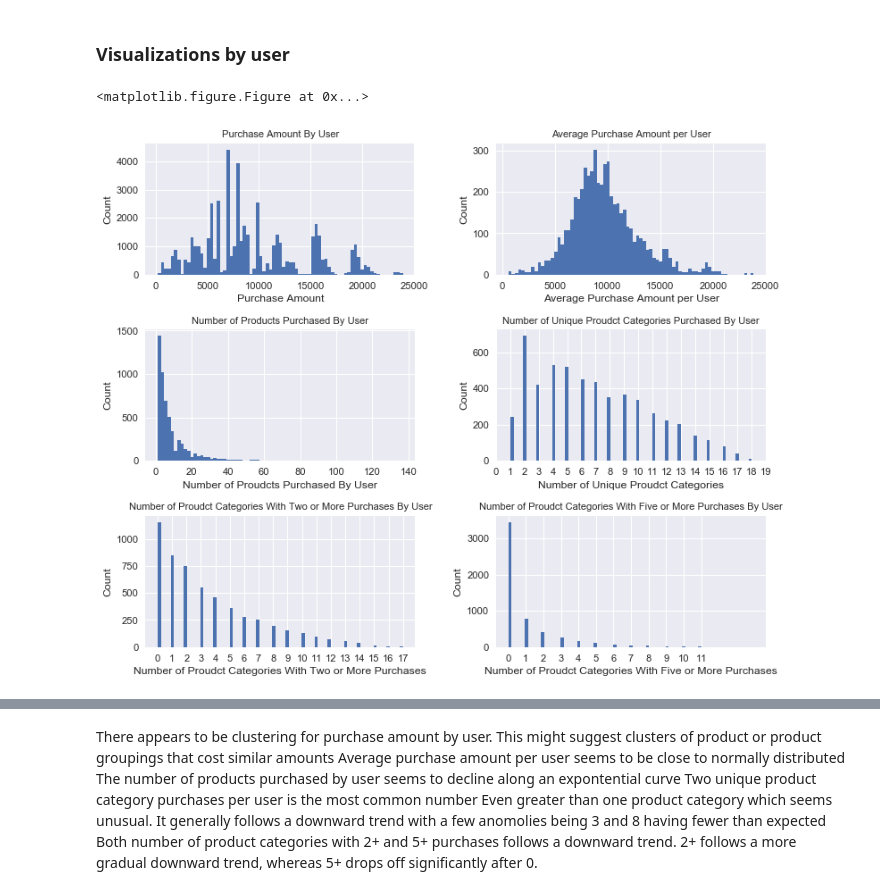
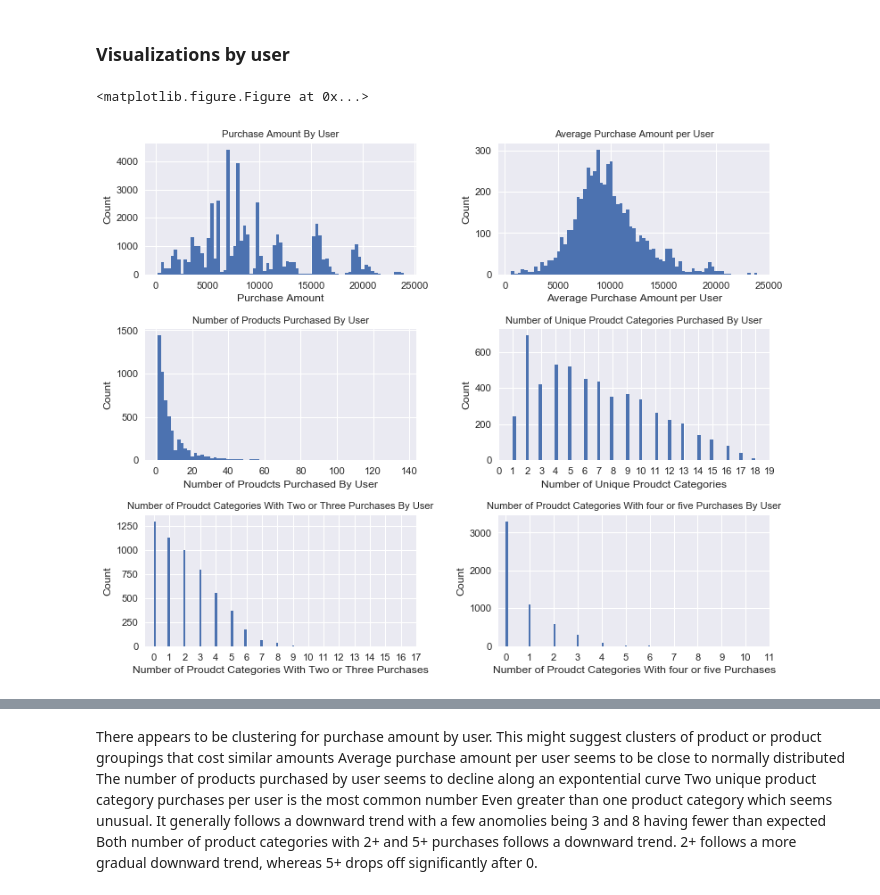
Before and after one commit to kcalab92/Springboard-DataScience, a Jupyter notebook: Capstone1_PurchaseAmountPrediction/Capstone1_Purchase_Prediction_Storytelling_Current.ipynb, the cells around one changed output, grey strips where cells are left out. Cells and saved outputs as stored; diff of their text form; code cells hidden in the pictures.

```diff
--- a/Capstone1_PurchaseAmountPrediction/Capstone1_Purchase_Prediction_Storytelling_Current.ipynb
+++ b/Capstone1_PurchaseAmountPrediction/Capstone1_Purchase_Prediction_Storytelling_Current.ipynb
@@ -97,16 +212,19 @@ for user in users:
 # %%
 # converts above dictionaries to data frames
 unq_cats_prch_user = pd.DataFrame.from_dict((unique_cats_user), orient='index')
-two_plus_cats_prch_user = pd.DataFrame.from_dict((cats_two_plus), orient='index')
-cats_five_plus = pd.DataFrame.from_dict((cats_five_plus), orient='index')
+two_three_cats_prch_user = pd.DataFrame.from_dict((cats_two_three), orient='index')
+four_five_cats_prch_user = pd.DataFrame.from_dict((cats_four_five), orient='index')
+cats_six_plus = pd.DataFrame.from_dict((cats_six_plus), orient='index')
 # %%
 # Resets the index and column names of above data frames
 unq_cats_prch_user = unq_cats_prch_user.reset_index()
 unq_cats_prch_user.columns = ['User_ID', 'Unqiue_Cat_Count']
-two_plus_cats_prch_user = two_plus_cats_prch_user.reset_index()
-two_plus_cats_prch_user.columns = ['User_ID', 'Two+_Cat_Count']
-cats_five_plus = cats_five_plus.reset_index()
-cats_five_plus.columns = ['User_ID', 'Five+_Cat_Count']
+two_three_cats_prch_user = two_three_cats_prch_user.reset_index()
+two_three_cats_prch_user.columns = ['User_ID', '2-3_Cat_Count']
+four_five_cats_prch_user = four_five_cats_prch_user.reset_index()
+four_five_cats_prch_user.columns = ['User_ID', '4-5_Cat_Count']
+six_plus_cats_prch_user = cats_six_plus.reset_index()
+six_plus_cats_prch_user.columns = ['User_ID', '6+_Cat_Count']
 # %%
 # Calculating metrics by user id grouping
 AveragePurchaseAmountUser = trainDf.groupby(by='User_ID')['Purchase_Amount'].mean()
@@ -187,14 +305,15 @@ numppu_df = trainDf.groupby(by='User_ID')['Purchase_Amount'].count().reset_index
 #numppu_df = trainDf.merge(numppu_df, on='User_ID')
 
 trainDf = trainDf.merge(avg_df,on='User_ID').merge(numppu_df,on='User_ID')
-trainDf = trainDf.merge(unq_cats_prch_user, on='User_ID').merge(two_plus_cats_prch_user, on ='User_ID').merge(cats_five_plus, on = 'User_ID')
+trainDf = trainDf.merge(unq_cats_prch_user, on='User_ID').merge(two_three_cats_prch_user, on ='User_ID').merge(four_five_cats_prch_user, on = 'User_ID').merge(six_plus_cats_prch_user, on ='User_ID')
 # %% [markdown]
 ### Visualizations by user
 # %%
 # Plots the following: Purchase about per user, Average purchase amount
 # per user, number of purchases per user, Number of unique categories
-# purchased per user, Number of 2+ categories purchased per user, Number
-# of 5+ categories purchased per user
+# purchased per user, Number of 2 or 3 categories purchased per user, Number
+# of 4 or 5 categories purchased per user and number of categories with
+# 6+ categories purchased per user
 
 plt.gcf().clear()
 
@@ -221,38 +340,37 @@ plt.xlabel('Number of Proudcts Purchased By User')
 plt.ylabel('Count')
 plt.title('Number of Products Purchased By User', fontsize = 10)
 
 # Number of unique categories purchased per user
 plt.subplot(3,2,4)
 trainDf.groupby(by='User_ID')['Unqiue_Cat_Count'].mean().hist(bins=75)
 plt.xlabel('Number of Unique Proudct Categories')
 x = range(0,20)
 plt.xticks(x)
 plt.ylabel('Count')
 plt.title('Number of Unique Proudct Categories Purchased By User', fontsize = 10)
 
 # Number of unique categories purchased per user
 plt.subplot(3,2,5)
-trainDf.groupby(by='User_ID')['Two+_Cat_Count'].mean().hist(bins=75)
-plt.xlabel('Number of Proudct Categories With Two or More Purchases')
+trainDf.groupby(by='User_ID')['2-3_Cat_Count'].mean().hist(bins=75)
+plt.xlabel('Number of Proudct Categories With Two or Three Purchases')
 x = range(0,18)
 plt.xticks(x)
 plt.ylabel('Count')
-plt.title('Number of Proudct Categories With Two or More Purchases By User', fontsize = 10)
+plt.title('Number of Proudct Categories With Two or Three Purchases By User', fontsize = 10)
 
 # Number of unique categories purchased per user
 plt.subplot(3,2,6)
-trainDf.groupby(by='User_ID')['Five+_Cat_Count'].mean().hist(bins=75)
-plt.xlabel('Number of Proudct Categories With Five or More Purchases')
+trainDf.groupby(by='User_ID')['4-5_Cat_Count'].mean().hist(bins=75)
+plt.xlabel('Number of Proudct Categories With four or five Purchases')
 x = range(0,12)
 plt.xticks(x)
 plt.ylabel('Count')
-plt.title('Number of Proudct Categories With Five or More Purchases By User', fontsize = 10)
-
+plt.title('Number of Proudct Categories With four or five Purchases By User', fontsize = 10)
 
 plt.tight_layout()
 
 
 plt.show()
 # %% [output]
 <matplotlib.figure.Figure at 0x...>
-[figure, old version]
+[figure, new version]
```
Also changed, not shown: parts of 43 cells of this notebook, 1 other file.
